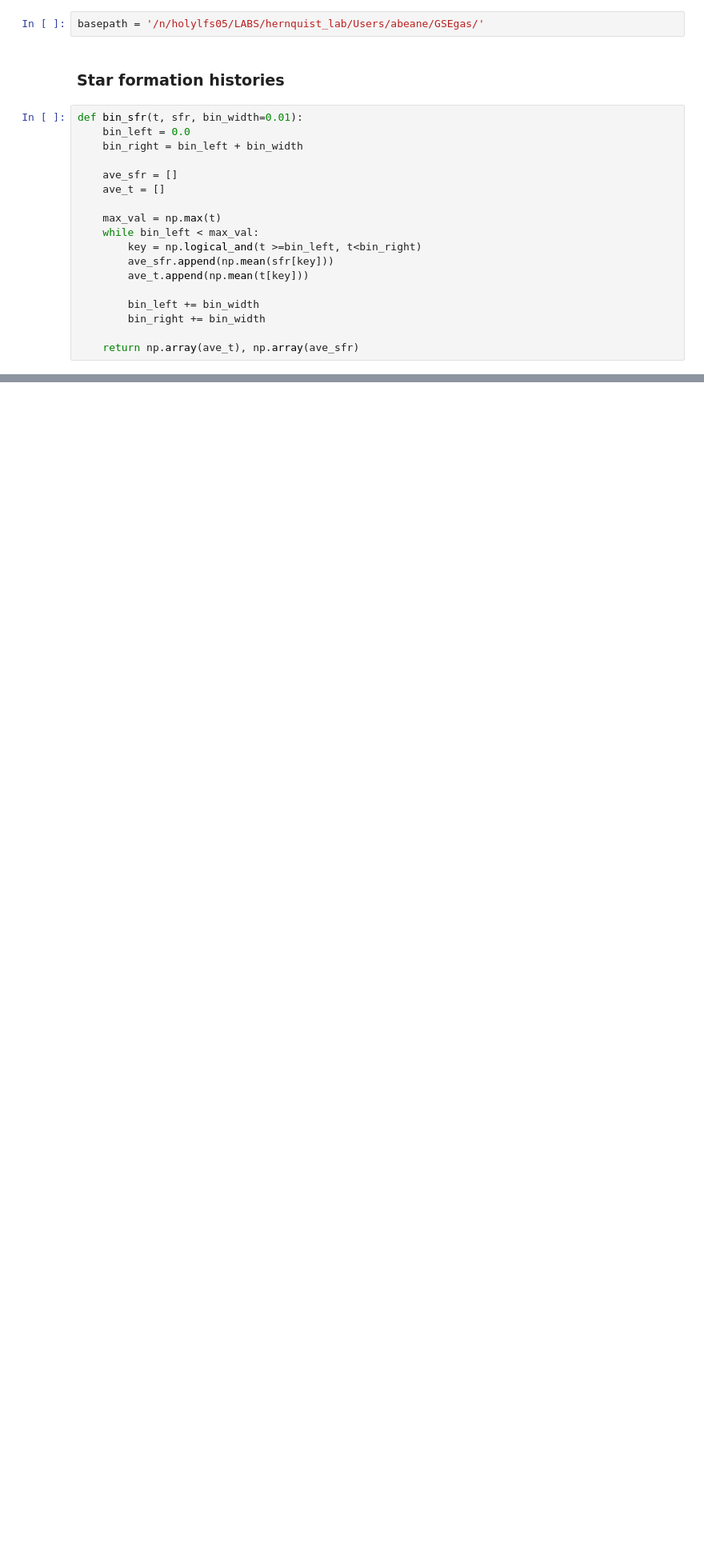
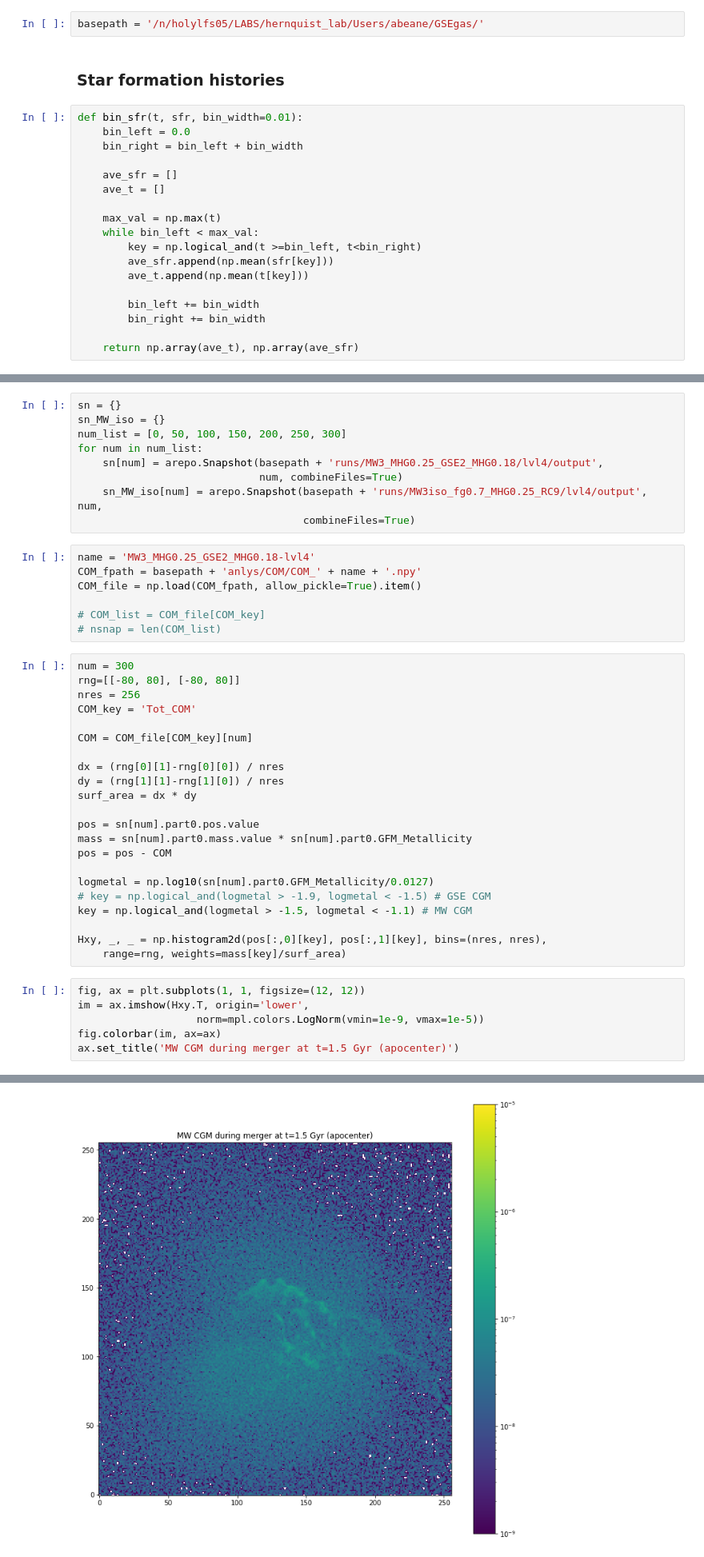
Before and after one commit to gusbeane/GSEgas, a Jupyter notebook: notebooks/MW3_GSE2.ipynb, the cells around one changed output, grey strips where cells are left out. Shown: that part at 80% size. Cells and saved outputs as stored; diff of their text form; blank space fills up the shorter version.

```diff
--- a/notebooks/MW3_GSE2.ipynb
+++ b/notebooks/MW3_GSE2.ipynb
@@ -57,0 +87,45 @@ plt.xlim(0, 1)
+# %%
+sn = {}
+sn_MW_iso = {}
+num_list = [0, 50, 100, 150, 200, 250, 300]
+for num in num_list:
+    sn[num] = arepo.Snapshot(basepath + 'runs/MW3_MHG0.25_GSE2_MHG0.18/lvl4/output',
+                             num, combineFiles=True)
+    sn_MW_iso[num] = arepo.Snapshot(basepath + 'runs/MW3iso_fg0.7_MHG0.25_RC9/lvl4/output', num,
+                                    combineFiles=True)
+# %%
+name = 'MW3_MHG0.25_GSE2_MHG0.18-lvl4'
+COM_fpath = basepath + 'anlys/COM/COM_' + name + '.npy'
+COM_file = np.load(COM_fpath, allow_pickle=True).item()
+
+# COM_list = COM_file[COM_key]
+# nsnap = len(COM_list)
+# %%
+num = 300
+rng=[[-80, 80], [-80, 80]]
+nres = 256
+COM_key = 'Tot_COM'
+
+COM = COM_file[COM_key][num]
+
+dx = (rng[0][1]-rng[0][0]) / nres
+dy = (rng[1][1]-rng[1][0]) / nres
+surf_area = dx * dy
+
+pos = sn[num].part0.pos.value
+mass = sn[num].part0.mass.value * sn[num].part0.GFM_Metallicity
+pos = pos - COM
+
+logmetal = np.log10(sn[num].part0.GFM_Metallicity/0.0127)
+# key = np.logical_and(logmetal > -1.9, logmetal < -1.5) # GSE CGM
+key = np.logical_and(logmetal > -1.5, logmetal < -1.1) # MW CGM
+
+Hxy, _, _ = np.histogram2d(pos[:,0][key], pos[:,1][key], bins=(nres, nres),
+    range=rng, weights=mass[key]/surf_area)
+# %%
+fig, ax = plt.subplots(1, 1, figsize=(12, 12))
+im = ax.imshow(Hxy.T, origin='lower',
+                   norm=mpl.colors.LogNorm(vmin=1e-9, vmax=1e-5))
+fig.colorbar(im, ax=ax)
+ax.set_title('MW CGM during merger at t=1.5 Gyr (apocenter)')
+# %% [output]
@@ -57,0 +133 @@ plt.xlim(0, 1)
+[figure, added]
```
Also changed, not shown: parts of 18 cells of this notebook, 3 other files.
